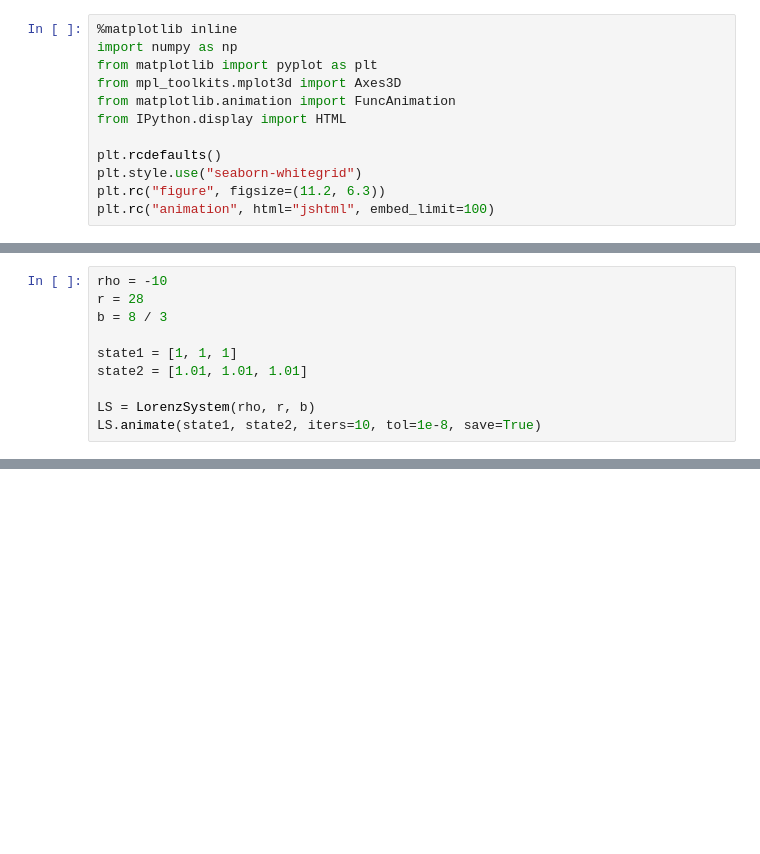
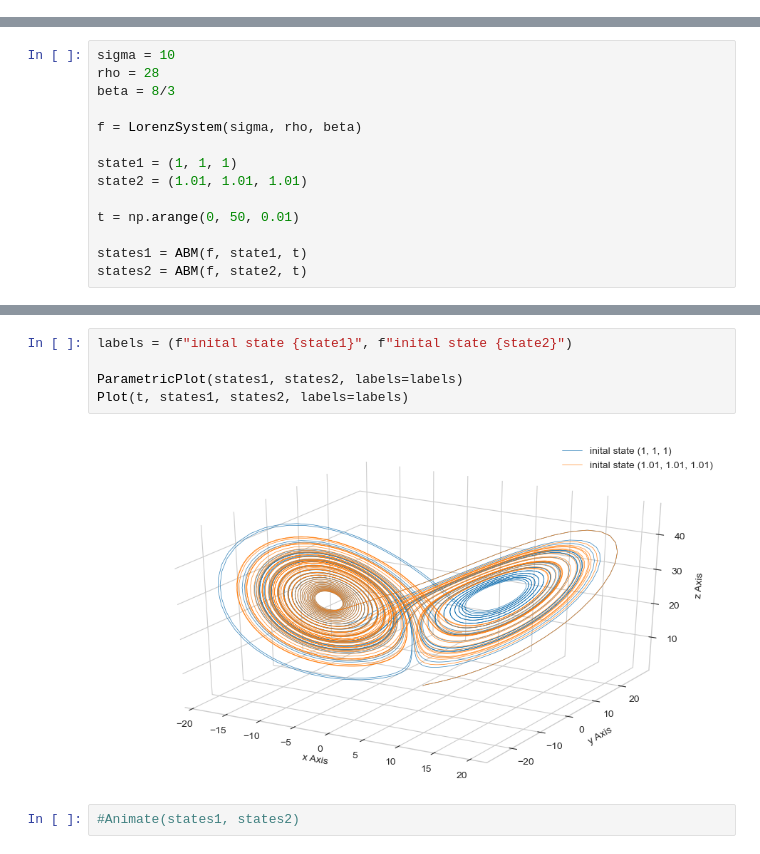
Before and after one commit to maxstollmayer/Lorenz-System-Project, a Jupyter notebook: Lorenz-System Animation.ipynb, the cells around one changed output, grey strips where cells are left out. Cells and saved outputs as stored; diff of their text form; blank space fills up the shorter version.

Commit message:
update
changed oop to functions in own file
redid the animation

```diff
--- a/Lorenz-System Animation.ipynb
+++ b/Lorenz-System Animation.ipynb
@@ -1,12 +0,0 @@
-# %%
-%matplotlib inline
-import numpy as np
-from matplotlib import pyplot as plt
-from mpl_toolkits.mplot3d import Axes3D
-from matplotlib.animation import FuncAnimation
-from IPython.display import HTML
-
-plt.rcdefaults()
-plt.style.use("seaborn-whitegrid")
-plt.rc("figure", figsize=(11.2, 6.3))
-plt.rc("animation", html="jshtml", embed_limit=100)
@@ -207,10 +4,14 @@ class LorenzSystem:
 # %%
-rho = -10
-r = 28
-b = 8 / 3
+sigma = 10
+rho = 28
+beta = 8/3
 
-state1 = [1, 1, 1]
-state2 = [1.01, 1.01, 1.01]
+f = LorenzSystem(sigma, rho, beta)
 
-LS = LorenzSystem(rho, r, b)
-LS.animate(state1, state2, iters=10, tol=1e-8, save=True)
+state1 = (1, 1, 1)
+state2 = (1.01, 1.01, 1.01)
+
+t = np.arange(0, 50, 0.01)
+
+states1 = ABM(f, state1, t)
+states2 = ABM(f, state2, t)
@@ -224,0 +18,9 @@ HTML("""
+# %%
+labels = (f"inital state {state1}", f"inital state {state2}")
+
+ParametricPlot(states1, states2, labels=labels)
+Plot(t, states1, states2, labels=labels)
+# %% [output]
+[figure, added]
+# %%
+#Animate(states1, states2)
```
Also changed, not shown: parts of 3 cells of this notebook, 4 other files.
